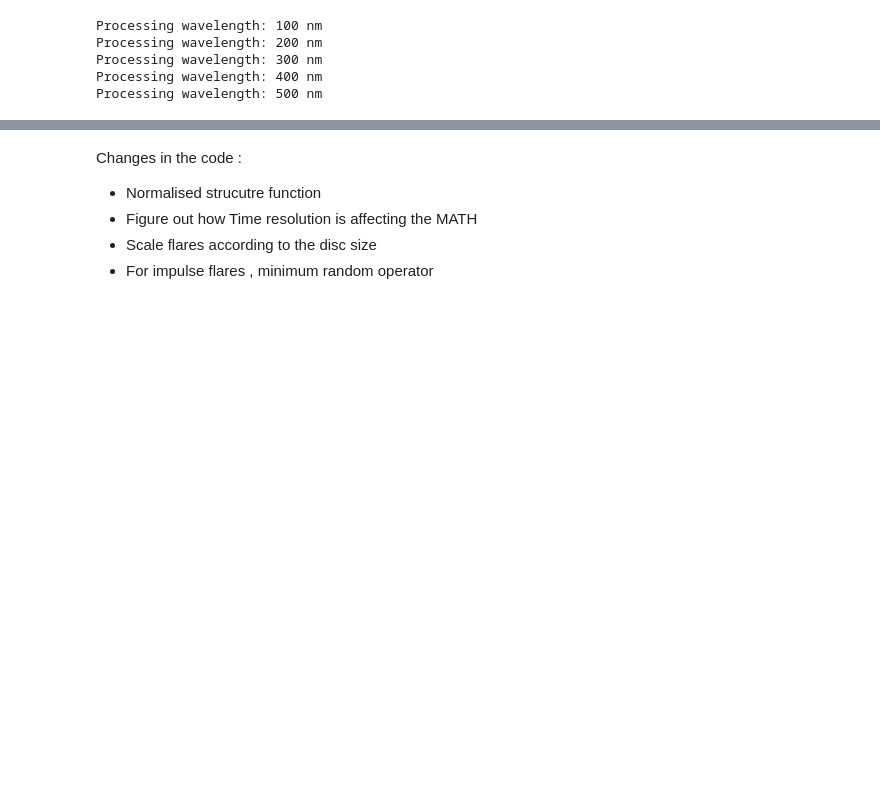
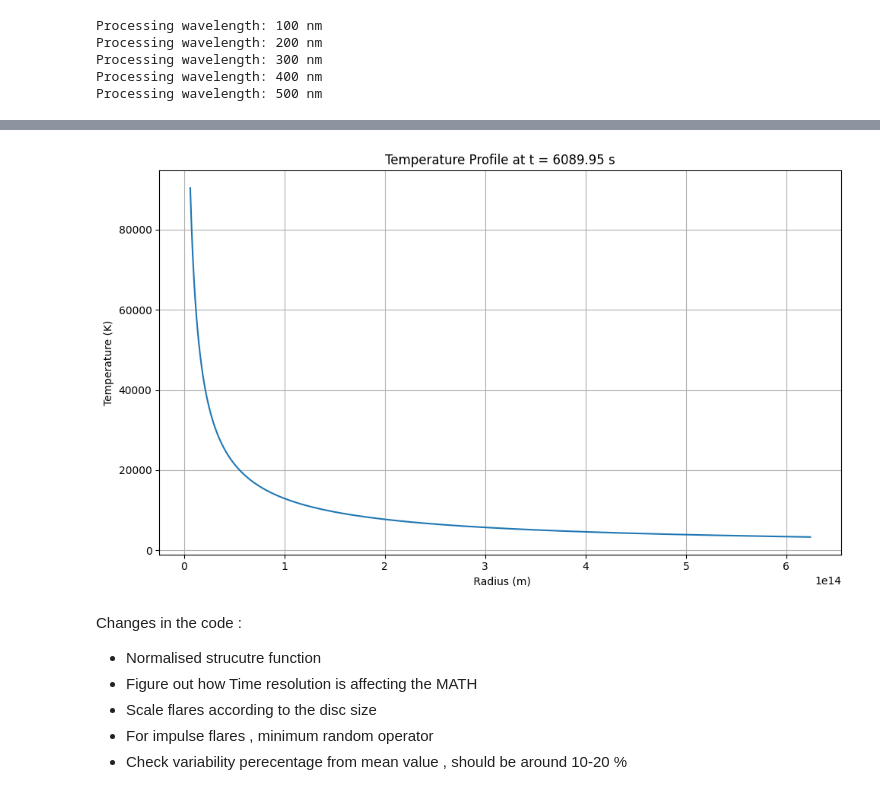
Before and after one commit to 221Shaurya/AGN_variability, a Jupyter notebook: color_evolution.ipynb, the cells around one changed output, grey strips where cells are left out. Saved outputs shown, nothing was run; the diff lists cells and outputs as text; code cells hidden in the pictures; blank space fills up the shorter version.

```diff
--- a/color_evolution.ipynb
+++ b/color_evolution.ipynb
@@ -415,6 +438,48 @@ visualize_sample_flare(i=100)
+# %%
+# Cell 30: Plot Temperature Profile at a Specific Time
+
+def plot_temperature_profile_at_time(specific_time):
+    """
+    Plots the temperature profile of the accretion disk at a specific time.
+
+    Args:
+        specific_time (float): The time at which to plot the temperature profile (seconds).
+    """
+    # Ensure the specific time is within the simulation time range
+    if specific_time < times[0] or specific_time > times[-1]:
+        print(f"Time {specific_time} s is outside the simulation range ({times[0]} s to {times[-1]} s).")
+        return
+
+    # Find the index of the closest time to the specific_time
+    time_index = np.argmin(np.abs(times - specific_time))
+    actual_time = times[time_index]
+
+    # Extract temperature data at the specific time
+    temperature_at_time = total_temperature[:, :, time_index]  # Shape: (num_points, num_angular_sections)
+
+    # Average over theta to get temperature as a function of radius
+    temperature_profile = np.mean(temperature_at_time, axis=1)  # Shape: (num_points,)
+
+    # Plot temperature profile
+    plt.figure(figsize=(10, 6))
+    plt.plot(radii, temperature)
+    #plt.xscale('log')
+    plt.xlabel(' Radius (m)')
+    plt.ylabel('Temperature (K)')
+    plt.title(f'Temperature Profile at t = {actual_time:.2f} s')
+    plt.grid(True)
+    plt.tight_layout()
+    plt.show()
+
+# Example usage:
+# You can specify any time within your simulation range
+plot_temperature_profile_at_time(specific_time=6090)  # Replace 5000 with desired time in seconds
+# %% [output]
+[figure, added]
 # %% [markdown]
 Changes in the code :
 - Normalised strucutre function
 - Figure out how Time resolution is affecting the MATH
 - Scale flares according to the disc size
 - For impulse flares , minimum random operator
+- Check variability perecentage from mean value , should be around 10-20 %
```
Also changed, not shown: parts of 6 cells of this notebook, 1 other file.
